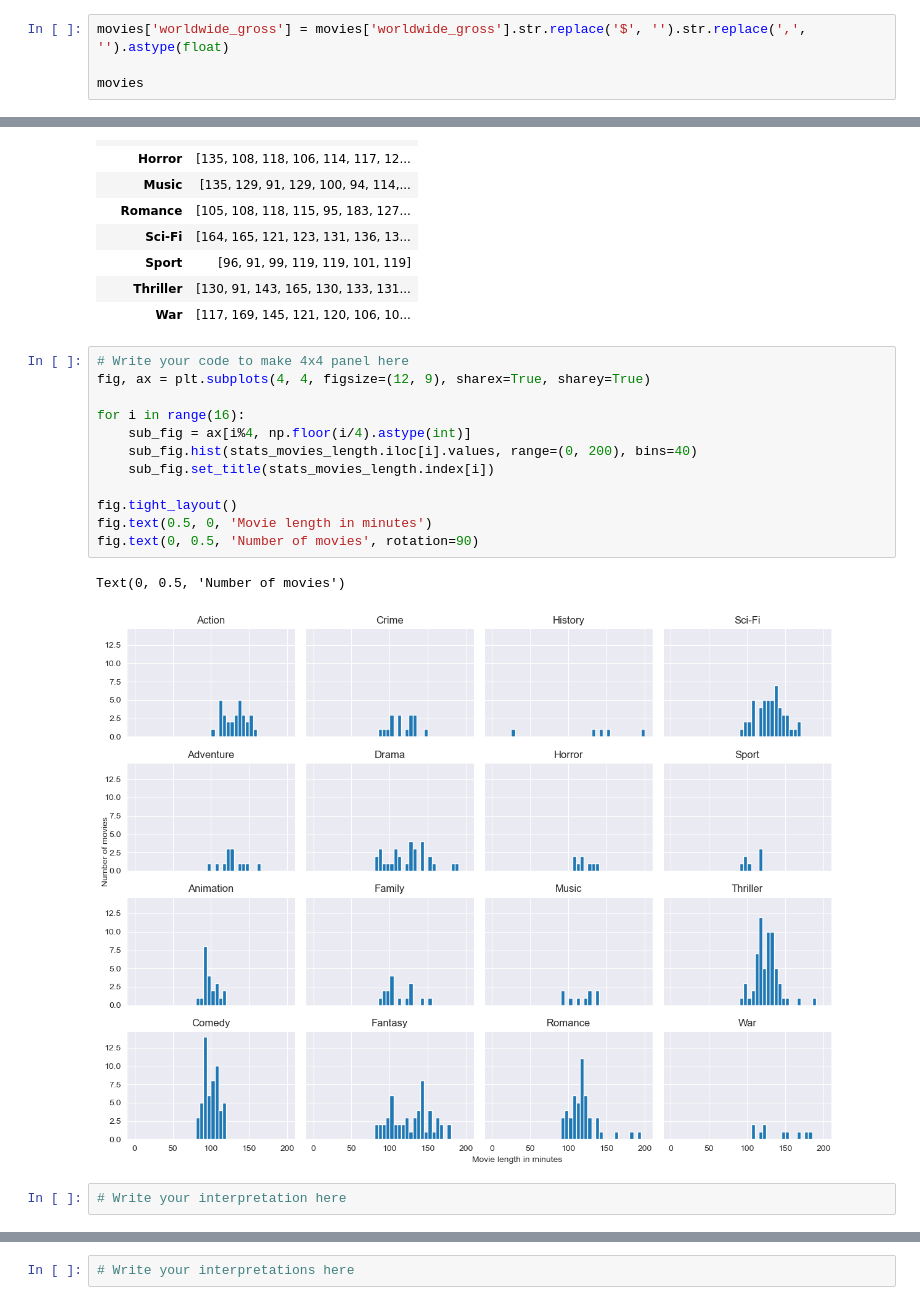
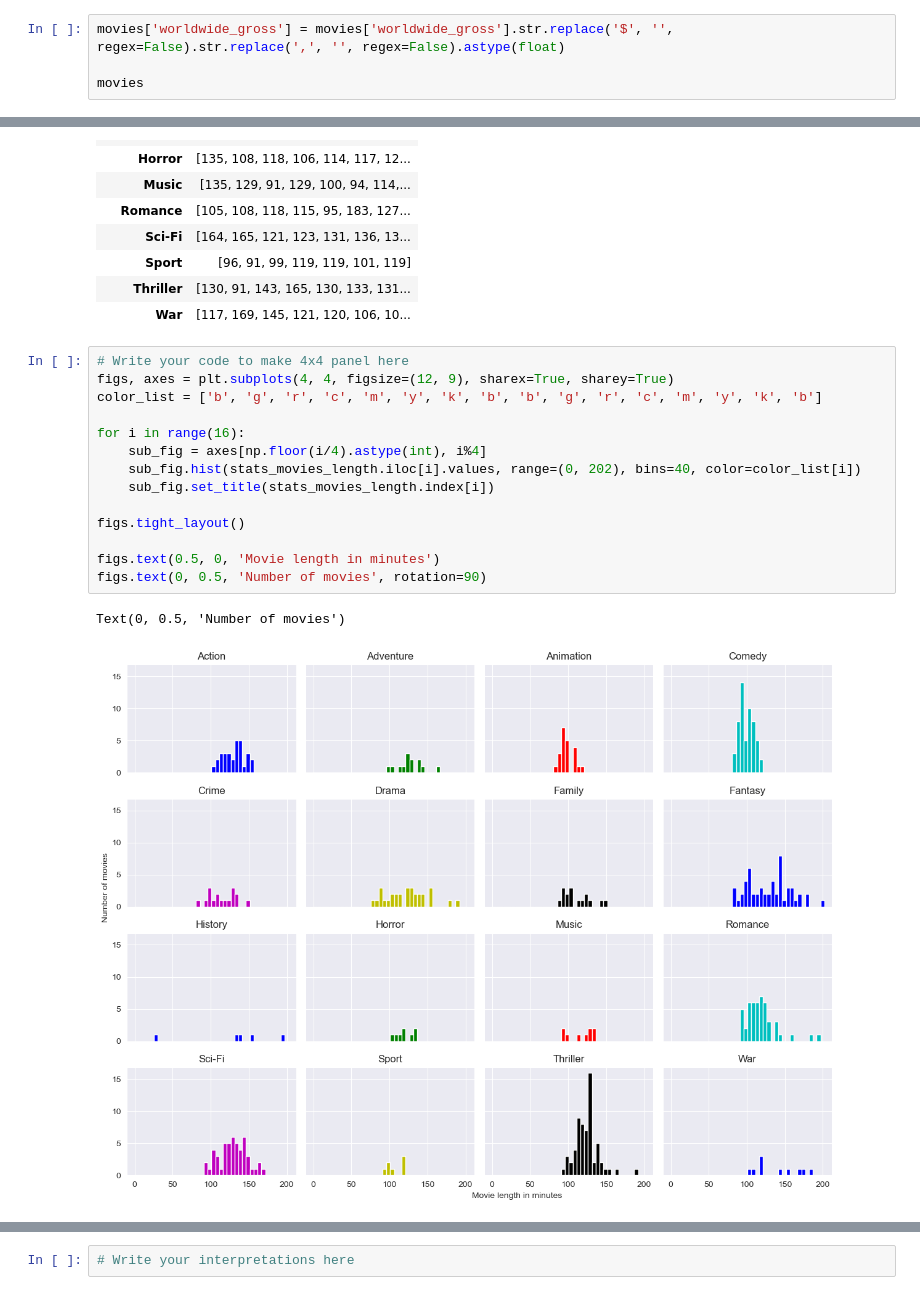
Before and after one commit to JackRuihang/2022, a Jupyter notebook: Tutorials/02 - Data viz and data from the web/Becoming a DataVizard exercise.ipynb, the cells around one changed output, grey strips where cells are left out. Cells and saved outputs as stored; diff of their text form.

Commit message:
Write tutorial 1 2 3

```diff
--- a/Tutorials/02 - Data viz and data from the web/Becoming a DataVizard exercise.ipynb
+++ b/Tutorials/02 - Data viz and data from the web/Becoming a DataVizard exercise.ipynb
@@ -57,7 +57,7 @@ movies
 | 436 | Drama | Western | War | 6.4 | 103 | 10 | PG | Universal Pictures | The Other Side of the Mountain | ... |
 437 rows × 11 columns
 # %%
-movies['worldwide_gross'] = movies['worldwide_gross'].str.replace('$', '').str.replace(',', '').astype(float)
+movies['worldwide_gross'] = movies['worldwide_gross'].str.replace('$', '', regex=False).str.replace(',', '', regex=False).astype(float)
 
 movies
 # %% [output]
@@ -429,18 +411,18 @@ stats_movies_length
 | War | [117, 169, 145, 121, 120, 106, 10... |
 # %%
 # Write your code to make 4x4 panel here
-fig, ax = plt.subplots(4, 4, figsize=(12, 9), sharex=True, sharey=True)
+figs, axes = plt.subplots(4, 4, figsize=(12, 9), sharex=True, sharey=True)
+color_list = ['b', 'g', 'r', 'c', 'm', 'y', 'k', 'b', 'b', 'g', 'r', 'c', 'm', 'y', 'k', 'b']
 
 for i in range(16):
-    sub_fig = ax[i%4, np.floor(i/4).astype(int)]
-    sub_fig.hist(stats_movies_length.iloc[i].values, range=(0, 200), bins=40)
+    sub_fig = axes[np.floor(i/4).astype(int), i%4]
+    sub_fig.hist(stats_movies_length.iloc[i].values, range=(0, 202), bins=40, color=color_list[i])
     sub_fig.set_title(stats_movies_length.index[i])
 
-fig.tight_layout()
-fig.text(0.5, 0, 'Movie length in minutes')
-fig.text(0, 0.5, 'Number of movies', rotation=90)
+figs.tight_layout()
+
+figs.text(0.5, 0, 'Movie length in minutes')
+figs.text(0, 0.5, 'Number of movies', rotation=90)
 # %% [output]
 Text(0, 0.5, 'Number of movies')
-[figure, old version]
+[figure, new version]
-# %%
-# Write your interpretation here
```
Also changed, not shown: parts of 49 cells of this notebook, 7 other files.
